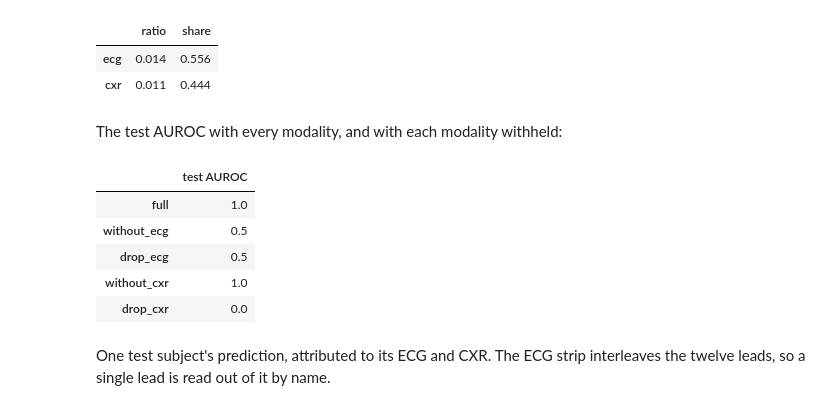
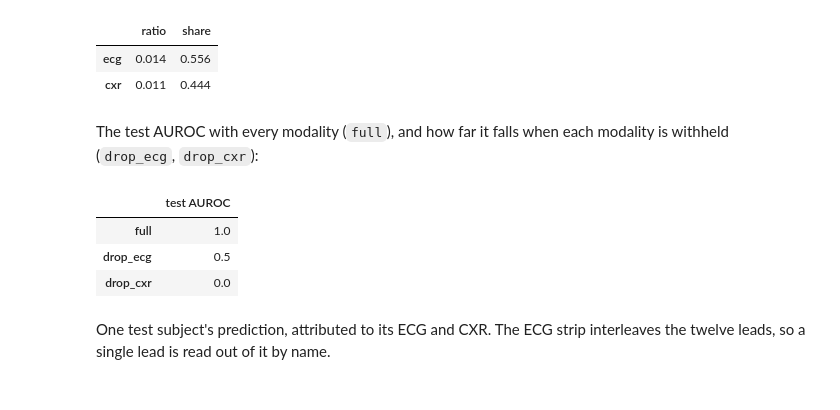
Before and after one commit to pykale/mdas, a Jupyter notebook: notebooks/MDAS/cardiac/tutorial-CardioVAE.ipynb, the cells around one changed output. Saved outputs shown, nothing was run; the diff lists cells and outputs as text; code cells hidden in the pictures.

```diff
--- a/notebooks/MDAS/cardiac/tutorial-CardioVAE.ipynb
+++ b/notebooks/MDAS/cardiac/tutorial-CardioVAE.ipynb
@@ -395,15 +395,16 @@ pd.DataFrame(summary["attribution"]).T.round(3)
 | ecg | 0.014 | 0.556 |
 | cxr | 0.011 | 0.444 |
 # %% [markdown]
-The test AUROC with every modality, and with each modality withheld:
+The test AUROC with every modality (`full`), and how far it falls when each modality is withheld (`drop_ecg`, `drop_cxr`):
 # %%
-pd.Series(summary.get("ablation", {}), name="test AUROC").round(3).to_frame()
+# A drop is the full score minus the score without that modality.
+ablation = summary.get("ablation", {})
+drops = {name: score for name, score in ablation.items() if not name.startswith("without_")}
+pd.Series(drops, name="test AUROC").round(3).to_frame()
 # %% [output]
 |  | test AUROC |
 | full | 1.0 |
-| without_ecg | 0.5 |
 | drop_ecg | 0.5 |
-| without_cxr | 1.0 |
 | drop_cxr | 0.0 |
 # %% [markdown]
 One test subject's prediction, attributed to its ECG and CXR. The ECG strip interleaves the twelve leads, so a single lead is read out of it by name.
```
